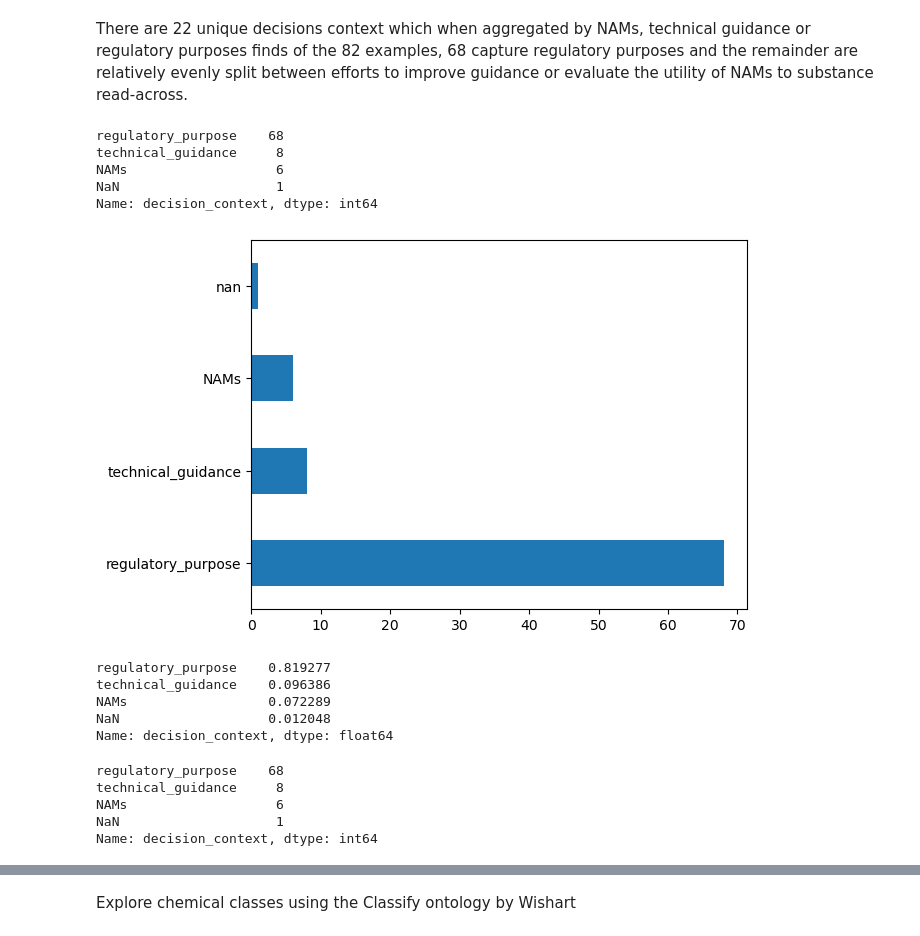
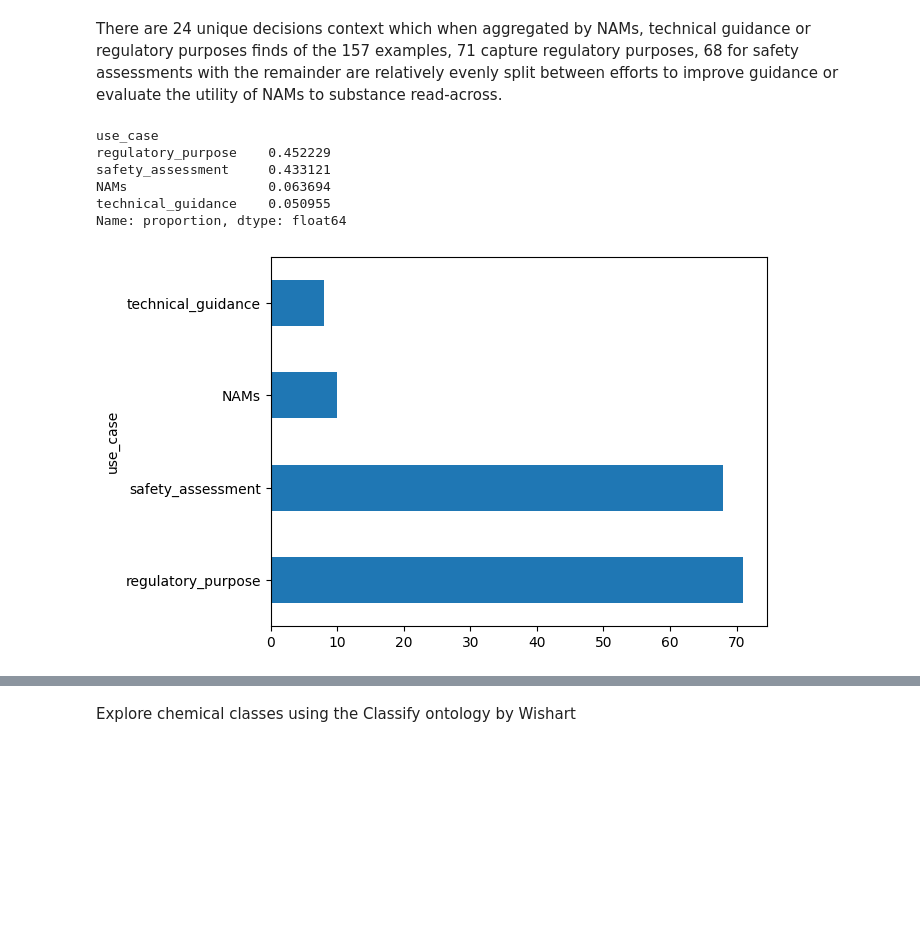
Before and after one commit to patlewig/icf-rax-manuscript, a Jupyter notebook: notebooks/01-ICF_RAX.ipynb, the cells around one changed output, grey strips where cells are left out. Cells and saved outputs as stored; diff of their text form; code cells hidden in the pictures; blank space fills up the shorter version.

```diff
--- a/notebooks/01-ICF_RAX.ipynb
+++ b/notebooks/01-ICF_RAX.ipynb
@@ -77 +78,5 @@ memory usage: 310.1+ KB
+# %%
+df = (df
+ .rename(columns = {'Decision Context Purpose (e.g., regulatory, hazard screening, risk assessment, REACH, TSCA, test order, framework validation, etc.)': 'decision_context', 'Approach \n(Analogue or Category)': 'Approach', 'Source (e.g. OECD IATA case study,  U.S. EPA PPRTV, journal article, primary author, etc.)': 'Source', 'Analogue Evidence Stream': 'analogue_evidence_stream', 'DTXSID':'dtxsid', 'Substance Role': 'substance_role'})
+)
 # %%
@@ -103,6 +108,7 @@ decision_context = {'Case study to clarify regulatory acceptance and improve OEC
        'Case study for risk assessment with strategy designed to pass the ECHA RAAF':'technical_guidance',
        'Case study to illustrate issues with read-across and help develop OECD guidance':'technical_guidance',
        'Risk assessment':'regulatory_purpose',
+                     'Case study for risk assessment': 'regulatory_purpose',
        'Case study of hazard characterization for screening assessment under the Japanese Chemical Substances of Control Law (CSCL)':'regulatory_purpose',
        'Screening assessment under Japanese Chemicals Substances Control Law (CSCL)':'regulatory_purpose',
        'REACH registration':'regulatory_purpose',
@@ -116,7 +122,7 @@ decision_context = {'Case study to clarify regulatory acceptance and improve OEC
        'Case study to demonstrate how metabolomics data can be used to improve chemical grouping for read-across predictions; to compare the predicted outcome with actual study outcome required by REACH' :'NAMs',
        'Case study to demonstrate how metabolomics data can be used to support read-across predictions for REACH registration' : 'NAMs',
        'Hazard assessment; OECD HPV Programme':'regulatory_purpose',
-       "Screening risk assessment/risk characterization; Canada's Chemical's Management Plan (CMP)": 'regulatory_purpose'}
+       "Screening risk assessment/risk characterization; Canada's Chemical's Management Plan (CMP)": 'regulatory_purpose', 'Safety assessment': 'safety_assessment'}
 # %%
 len(decision_context)
 # %% [output]
@@ -124,35 +130,22 @@ len(decision_context)
+# %%
+df = (df
+ .assign(use_case = lambda df: df['decision_context'].replace(decision_context))
+)
 # %% [markdown]
-There are 22 unique decisions context which when aggregated by NAMs, technical guidance or regulatory purposes finds of the 82 examples, 68 capture regulatory purposes and the remainder are relatively evenly split between efforts to improve guidance or evaluate the utility of NAMs to substance read-across.
+There are 24 unique decisions context which when aggregated by NAMs, technical guidance or regulatory purposes finds of the 157 examples, 71 capture regulatory purposes, 68 for safety assessments with the remainder are relatively evenly split between efforts to improve guidance or evaluate the utility of NAMs to substance read-across.
-# %%
-df['decision_context'] = df['Decision Context Purpose (e.g., regulatory, hazard screening, risk assessment, REACH, TSCA, test order, framework validation, etc.)'].replace(decision_context)
 # %%
 #df.decision_context.value_counts().plot.barh()
 # %%
-df.drop_duplicates(subset=['Index', 'decision_context'])['decision_context'].value_counts(dropna = False)
+df.drop_duplicates(subset=['Index', 'use_case'])['use_case'].value_counts(dropna = False, normalize = True)
 # %% [output]
-regulatory_purpose    68
-technical_guidance     8
-NAMs                   6
-NaN                    1
-Name: decision_context, dtype: int64
+use_case
+regulatory_purpose    0.452229
+safety_assessment     0.433121
+NAMs                  0.063694
+technical_guidance    0.050955
+Name: proportion, dtype: float64
 # %%
-df.drop_duplicates(subset=['Index', 'decision_context'])['decision_context'].value_counts(dropna = False).plot.barh();
+df.drop_duplicates(subset=['Index', 'use_case'])['use_case'].value_counts(dropna = False).plot.barh();
 # %% [output]
-[figure, old version]
+[figure, new version]
-# %%
-df.drop_duplicates(subset=['Index', 'decision_context'])['decision_context'].value_counts(dropna = False, normalize = True)
-# %% [output]
-regulatory_purpose    0.819277
-technical_guidance    0.096386
-NAMs                  0.072289
-NaN                   0.012048
-Name: decision_context, dtype: float64
-# %%
-df.drop_duplicates(subset=['Index', 'decision_context'])['decision_context'].value_counts(dropna = False, normalize = False)
-# %% [output]
-regulatory_purpose    68
-technical_guidance     8
-NAMs                   6
-NaN                    1
-Name: decision_context, dtype: int64
 # %%
```
Also changed, not shown: parts of 106 cells of this notebook.
